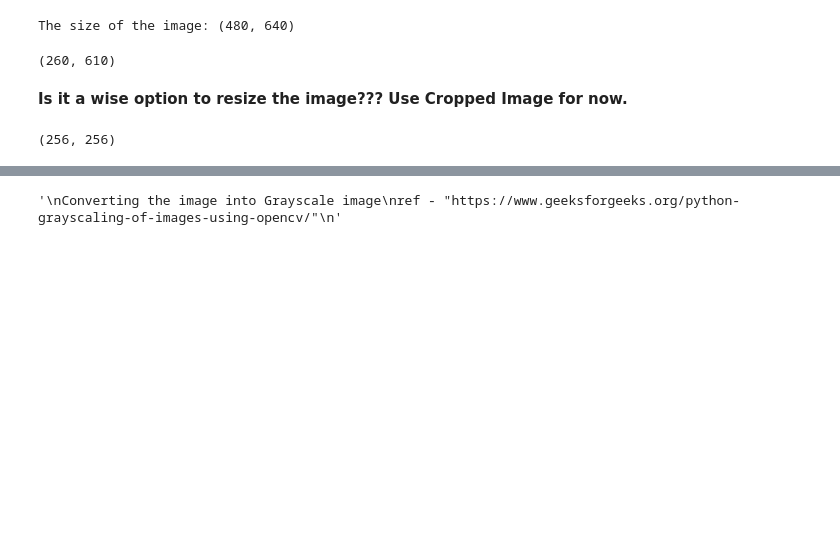
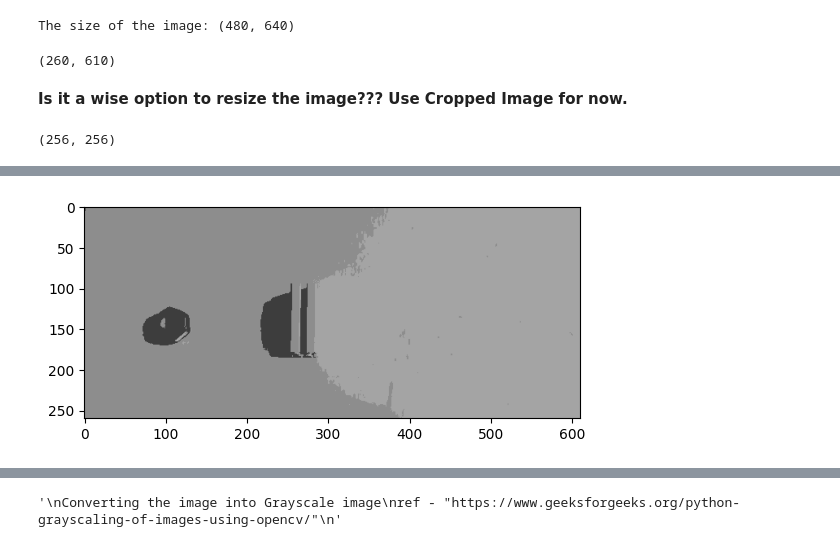
Before and after one commit to Akhilan-xd/Empty_-_Detection_ML, a Jupyter notebook: src/empty.ipynb, the cells around one changed output, grey strips where cells are left out. Drawn from its saved outputs; the diff is of its cells as text; code cells hidden in the pictures; blank space fills up the shorter version.

```diff
--- a/src/empty.ipynb
+++ b/src/empty.ipynb
@@ -58,0 +107,26 @@ cv2.destroyAllWindows()
+# %%
+vectorized = img.reshape((-1,3))
+# print(f'vectorized: {vectorized.shape}')
+vectorized = np.float32(vectorized)
+# print(f'vectorized: {vectorized.shape}')
+
+# What is the criteria function has to do???
+criteria = (cv2.TERM_CRITERIA_EPS + cv2.TERM_CRITERIA_MAX_ITER, 100, 0.2)
+# %%
+K = 3
+attempts = 10
+
+# Have to understand what the following function does????
+
+ret,label,center=cv2.kmeans(vectorized,K,None,criteria,attempts,cv2.KMEANS_RANDOM_CENTERS)
+
+label = label.flatten()
+# %%
+center = np.uint8(center)
+res = center[label.flatten()]
+result_image = res.reshape((img.shape))
+
+plt.imshow(result_image)
+plt.show()
+# %% [output]
+[figure, added]
```
Also changed, not shown: parts of 7 cells of this notebook, 1 other file.
